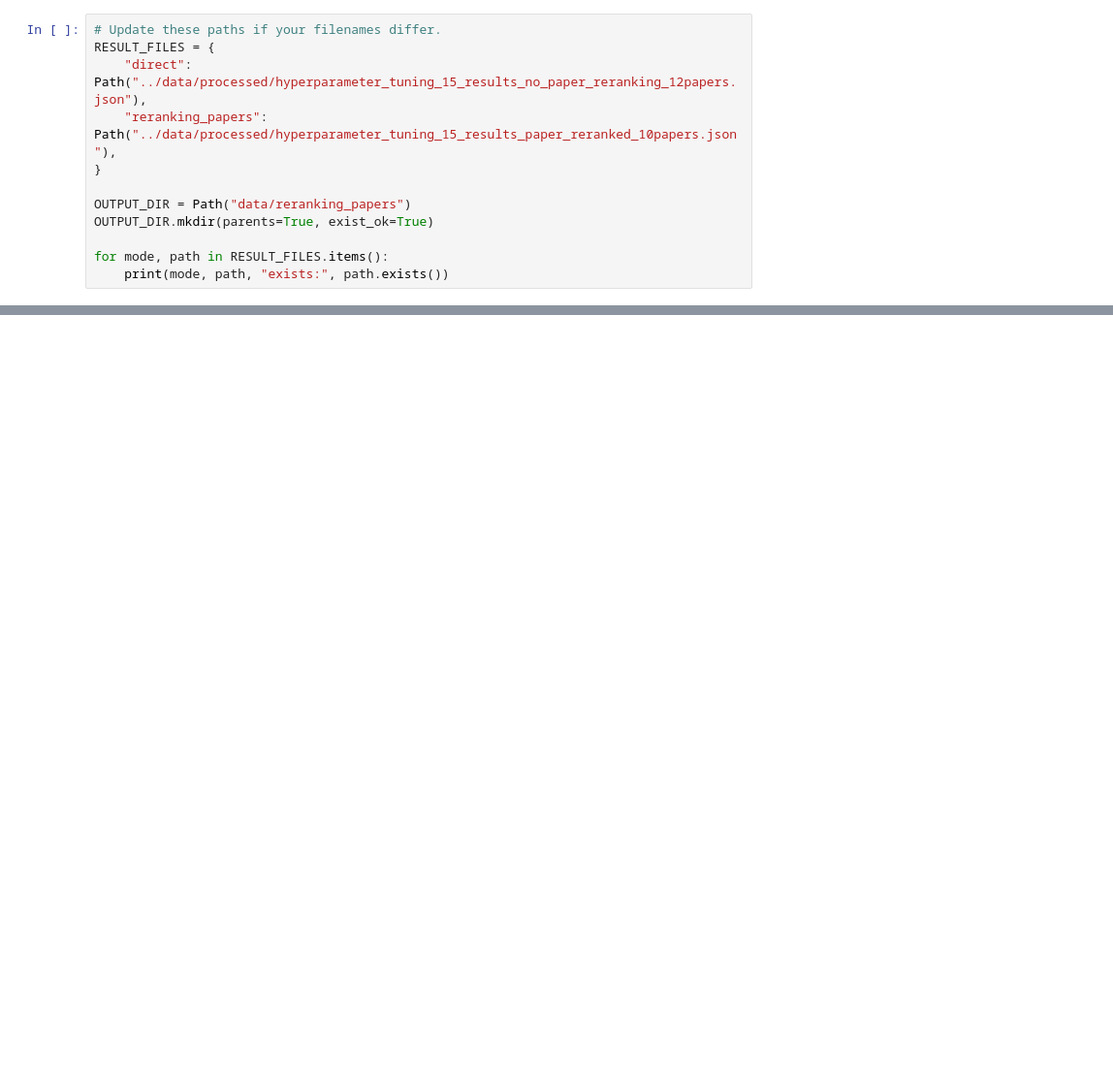
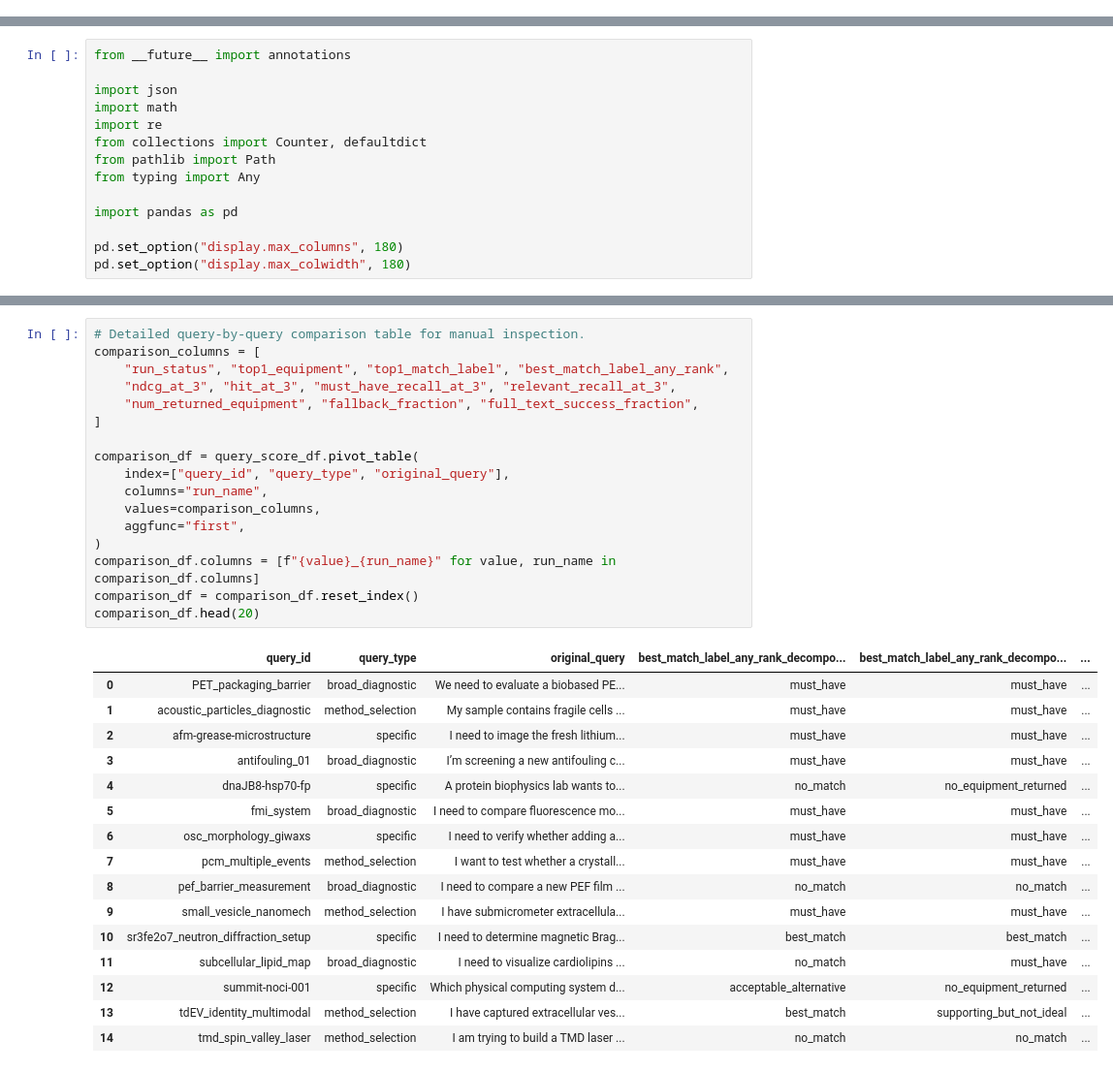
Before and after one commit to IppeLuning/equipment_recommender_rag, a Jupyter notebook: notebooks/evaluate_hyperparameter_tuning.ipynb, the cells around one changed output, grey strips where cells are left out. Shown at 97% size. Saved outputs shown, nothing was run; the diff lists cells and outputs as text; blank space fills up the shorter version.

```diff
--- a/notebooks/evaluate_hyperparameter_tuning.ipynb
+++ b/notebooks/evaluate_hyperparameter_tuning.ipynb
@@ -21,12 +0,0 @@ import pandas as pd
-# %%
-# Update these paths if your filenames differ.
-RESULT_FILES = {
-    "direct": Path("../data/processed/hyperparameter_tuning_15_results_no_paper_reranking_12papers.json"),
-    "reranking_papers": Path("../data/processed/hyperparameter_tuning_15_results_paper_reranked_10papers.json"),
-}
-
-OUTPUT_DIR = Path("data/reranking_papers")
-OUTPUT_DIR.mkdir(parents=True, exist_ok=True)
-
-for mode, path in RESULT_FILES.items():
-    print(mode, path, "exists:", path.exists())
@@ -763,0 +21,14 @@ equipment_df[
+# %%
+from __future__ import annotations
+
+import json
+import math
+import re
+from collections import Counter, defaultdict
+from pathlib import Path
+from typing import Any
+
+import pandas as pd
+
+pd.set_option("display.max_columns", 180)
+pd.set_option("display.max_colwidth", 180)
@@ -763,0 +900,34 @@ equipment_df[
+# %%
+# Detailed query-by-query comparison table for manual inspection.
+comparison_columns = [
+    "run_status", "top1_equipment", "top1_match_label", "best_match_label_any_rank",
+    "ndcg_at_3", "hit_at_3", "must_have_recall_at_3", "relevant_recall_at_3",
+    "num_returned_equipment", "fallback_fraction", "full_text_success_fraction",
+]
+
+comparison_df = query_score_df.pivot_table(
+    index=["query_id", "query_type", "original_query"],
+    columns="run_name",
+    values=comparison_columns,
+    aggfunc="first",
+)
+comparison_df.columns = [f"{value}_{run_name}" for value, run_name in comparison_df.columns]
+comparison_df = comparison_df.reset_index()
+comparison_df.head(20)
+# %% [output]
+|  | query_id | query_type | original_query | best_match_label_any_rank_decompo... | best_match_label_any_rank_decompo... | ... |
+| 0 | PET_packaging_barrier | broad_diagnostic | We need to evaluate a biobased PE... | must_have | must_have | ... |
+| 1 | acoustic_particles_diagnostic | method_selection | My sample contains fragile cells ... | must_have | must_have | ... |
+| 2 | afm-grease-microstructure | specific | I need to image the fresh lithium... | must_have | must_have | ... |
+| 3 | antifouling_01 | broad_diagnostic | I’m screening a new antifouling c... | must_have | must_have | ... |
+| 4 | dnaJB8-hsp70-fp | specific | A protein biophysics lab wants to... | no_match | no_equipment_returned | ... |
+| 5 | fmi_system | broad_diagnostic | I need to compare fluorescence mo... | must_have | must_have | ... |
+| 6 | osc_morphology_giwaxs | specific | I need to verify whether adding a... | must_have | must_have | ... |
+| 7 | pcm_multiple_events | method_selection | I want to test whether a crystall... | must_have | must_have | ... |
+| 8 | pef_barrier_measurement | broad_diagnostic | I need to compare a new PEF film ... | no_match | no_match | ... |
+| 9 | small_vesicle_nanomech | method_selection | I have submicrometer extracellula... | must_have | must_have | ... |
+| 10 | sr3fe2o7_neutron_diffraction_setup | specific | I need to determine magnetic Brag... | best_match | best_match | ... |
+| 11 | subcellular_lipid_map | broad_diagnostic | I need to visualize cardiolipins ... | no_match | must_have | ... |
+| 12 | summit-noci-001 | specific | Which physical computing system d... | acceptable_alternative | no_equipment_returned | ... |
+| 13 | tdEV_identity_multimodal | method_selection | I have captured extracellular ves... | best_match | supporting_but_not_ideal | ... |
+| 14 | tmd_spin_valley_laser | method_selection | I am trying to build a TMD laser ... | no_match | no_match | ... |
```
Also changed, not shown: parts of 44 cells of this notebook, 53 other files.
